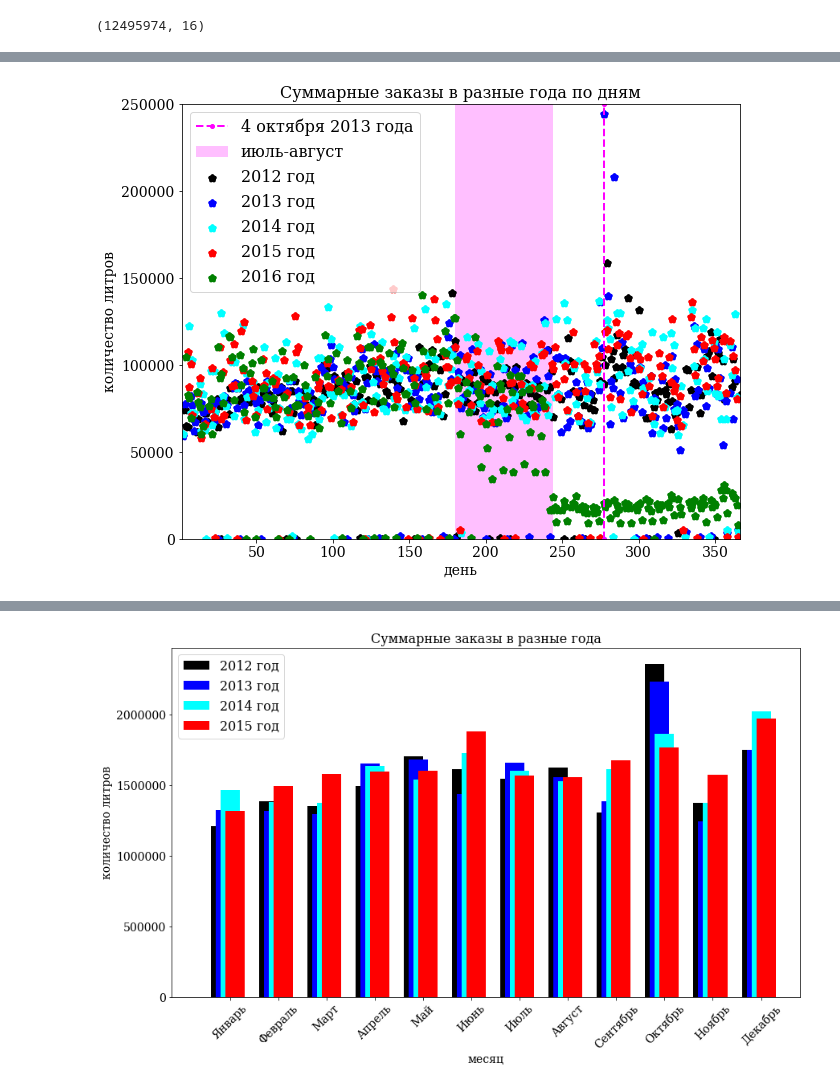
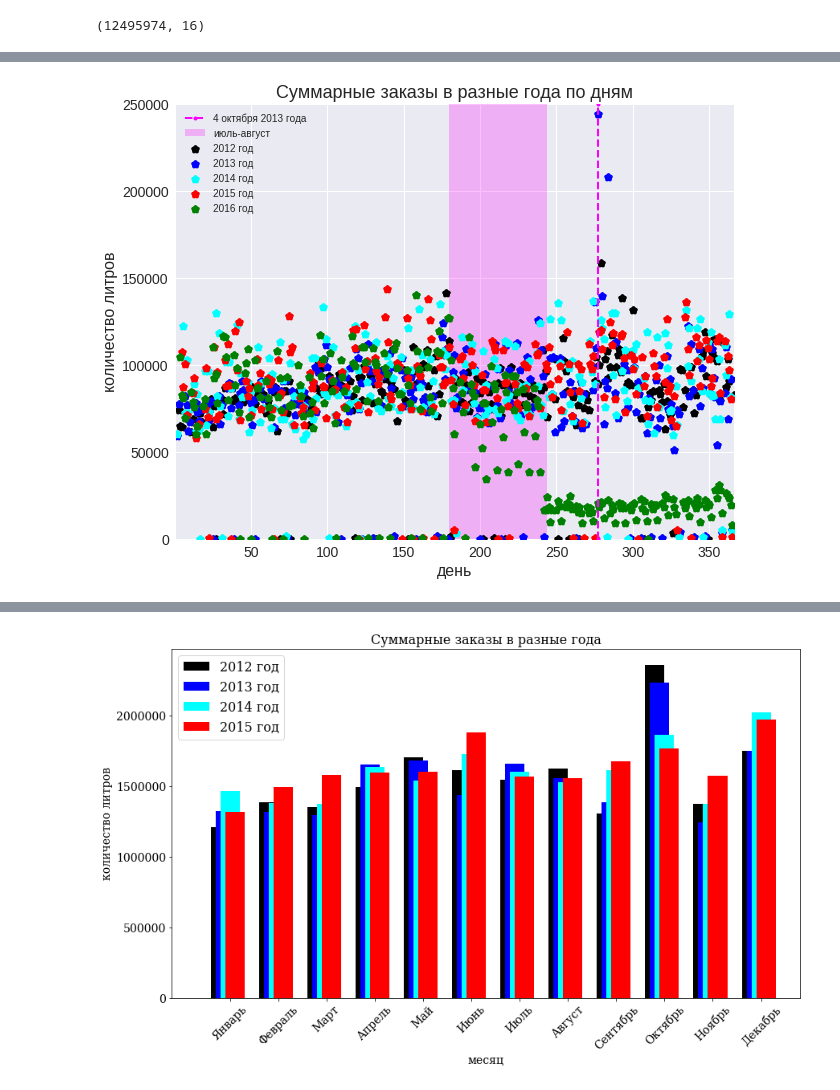
Before and after one commit to neyudin/visualization, a Jupyter notebook: Yudin Iowa Liquor Sales Exploratory Data Analysis.ipynb, the cells around one changed output, grey strips where cells are left out. Saved outputs shown, nothing was run; the diff lists cells and outputs as text; code cells hidden in the pictures.

```diff
--- a/Yudin Iowa Liquor Sales Exploratory Data Analysis.ipynb
+++ b/Yudin Iowa Liquor Sales Exploratory Data Analysis.ipynb
@@ -102,3 +179,6 @@ plt.show()
 # %%
 total_year_sales = dataset.loc[:, ['Day of Year', 'Year', 'Volume Sold (Liters)']].groupby(['Year',
                                                                                             'Day of Year']).sum()
+total_year_sales.reset_index(inplace=True)
+total_year_sales = total_year_sales.loc[total_year_sales.loc[:, 'Year'] < 2017, :]
+total_year_sales.rename(columns={'Year': 'год'}, inplace=True)
@@ -104,0 +230,31 @@ total_year_sales = dataset.loc[:, ['Day of Year', 'Year', 'Volume Sold (Liters)'
+# %%
+window_sizes = [3, 11, 19, 27]
+for number, window_size in enumerate(window_sizes):
+    plt.figure(figsize=(12, 8))
+    sns.set()
+    smoothed_total_year_sales = smooth_series(total_year_sales,
+                                              window_size)
+    plt.title('Сглаженные заказы, ширина окна: %i'%(window_size), fontsize=18)
+    plt.xticks(fontsize=14)
+    plt.yticks(fontsize=14)
+    plt.style.use('seaborn')
+    palette = sns.color_palette('colorblind')
+    g = sns.lineplot(x='Day of Year', y='Volume Sold (Liters)', hue='год', data=smoothed_total_year_sales,
+                        palette={2012: palette[0],
+                                 2013: palette[1],
+                                 2014: palette[2],
+                                 2015: palette[3],
+                                 2016: palette[4]})
+    plt.xlabel(r'день', fontsize=16)
+    plt.ylabel(r'количество литров', fontsize=16)
+    plt.legend(frameon=True)
+    plt.fill_between(np.arange(180, 245), np.ones(65) * 250000, facecolor=palette[9], interpolate=True, alpha=0.25,
+                     label='июль-август')
+    plt.axis([1, 366, 0, 250000])
+    special_day_1 = total_year_sales.loc[total_year_sales.loc[total_year_sales.loc[:, 'год'] == 2013,\
+                                                              'Volume Sold (Liters)'].argmax(), 'Day of Year']
+    plt.axvline(x=special_day_1, color='magenta', linestyle='--', label=r'4 октября 2013 года',
+                linewidth=2, marker='o', markersize=4)
+    plt.legend(frameon=True, loc=2)
+    plt.savefig('2_%ig.png'%(number + 1), bbox_inches='tight')
+    plt.show()
@@ -105,34 +266,36 @@ total_year_sales = dataset.loc[:, ['Day of Year', 'Year', 'Volume Sold (Liters)'
 # %%
 plt.figure(figsize=(10, 8))
-plt.title('Суммарные заказы в разные года по дням', fontsize=16)
-plt.xlabel(r'день', fontsize=14)
-plt.ylabel(r'количество литров', fontsize=14)
+plt.title('Суммарные заказы в разные года по дням', fontsize=18)
+plt.xlabel(r'день', fontsize=16)
+plt.ylabel(r'количество литров', fontsize=16)
+plt.xticks(fontsize=14)
+plt.yticks(fontsize=14)
 plt.axis([1, 366, 0, 250000])
 special_day_1 = np.array(total_year_sales.loc[(2013,\
                 slice(None))].index)[np.array(total_year_sales.loc[(2013, slice(None))]).ravel().argmax()]
 plt.axvline(x=special_day_1, color='magenta', linestyle='--', label=r'4 октября 2013 года',
             linewidth=2, marker='o', markersize=4)
 plt.fill_between(np.arange(180, 245), np.ones(65) * 250000, facecolor='magenta', interpolate=True, alpha=0.25,
                  label='июль-август')
 plt.scatter(np.array(total_year_sales.loc[(2012, slice(None))].index),
             np.array(total_year_sales.loc[(2012, slice(None))]).ravel(), label=r'2012 год', c='black',
             linewidth=4, marker='*', s=24)
 plt.scatter(np.array(total_year_sales.loc[(2013, slice(None))].index),
             np.array(total_year_sales.loc[(2013, slice(None))]).ravel(), label=r'2013 год', c='blue',
             linewidth=4, marker='*', s=24)
 plt.scatter(np.array(total_year_sales.loc[(2014, slice(None))].index),
             np.array(total_year_sales.loc[(2014, slice(None))]).ravel(), label=r'2014 год', c='cyan',
             linewidth=4, marker='*', s=24, alpha=1)
 plt.scatter(np.array(total_year_sales.loc[(2015, slice(None))].index),
             np.array(total_year_sales.loc[(2015, slice(None))]).ravel(), label=r'2015 год', c='red',
             linewidth=4, marker='*', s=24)
 plt.scatter(np.array(total_year_sales.loc[(2016, slice(None))].index),
             np.array(total_year_sales.loc[(2016, slice(None))]).ravel(), label=r'2016 год', c='green',
             linewidth=4, marker='*', s=24)
 plt.legend(loc=2)
-#plt.rcParams['figure.bgcolor'] = 'white'
+plt.style.use('seaborn')
 plt.show()
 # %% [output]
-[figure, old version]
+[figure, new version]
 # %%
 total_year_sales = dataset.loc[:, ['Month', 'Year', 'Volume Sold (Liters)']].groupby(['Year', 'Month']).sum()
```
Also changed, not shown: parts of 35 cells of this notebook.
